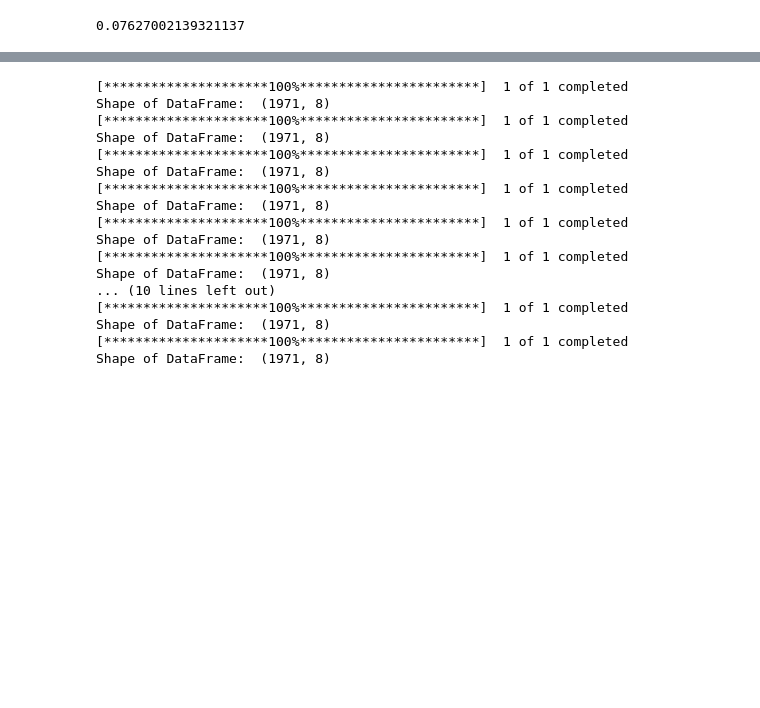
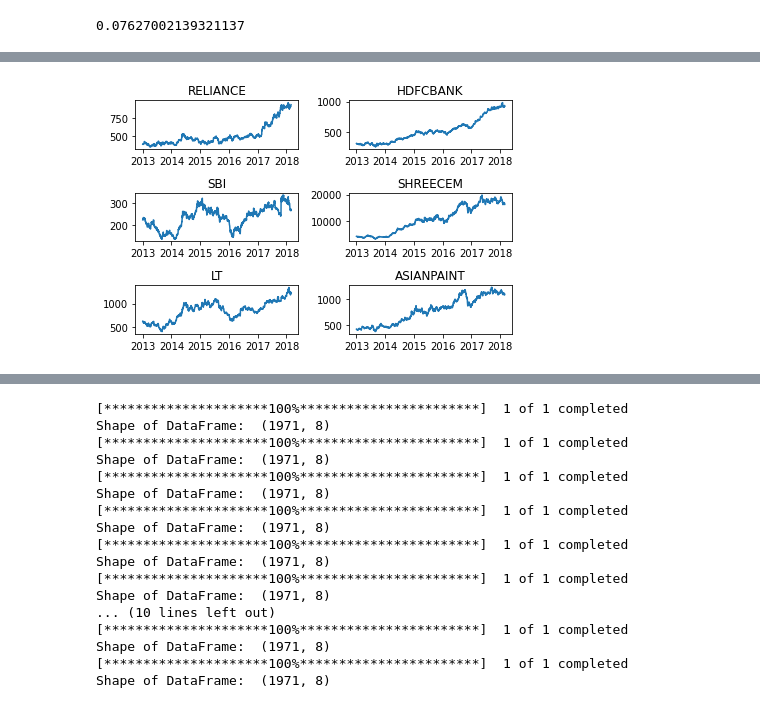
Before and after one commit to srilav/machinelearning, a Jupyter notebook: Team_11_Capstone_Project.ipynb, the cells around one changed output, grey strips where cells are left out. Saved outputs shown, nothing was run; the diff lists cells and outputs as text; code cells hidden in the pictures; blank space fills up the shorter version.

```diff
--- a/Team_11_Capstone_Project.ipynb
+++ b/Team_11_Capstone_Project.ipynb
@@ -382,0 +368,3 @@ risk['SBIN.NS'].quantile(0.05)
+# %%
+tickers = ['TATAMOTORS.NS', 'SHREECEM.NS', 'BHARTIARTL.NS','SBIN.NS', 'RELIANCE.NS','ASIANPAINT.NS','INFY.NS','HDFCBANK.NS','LT.NS', 'KOTAKBANK.NS']
+multpl_stocks = yf.download(tickers, start = "2013-01-01",end = "2018-03-01")
@@ -382,0 +391,36 @@ risk['SBIN.NS'].quantile(0.05)
+# %%
+fig = plt.figure()
+ax1 = fig.add_subplot(321)
+ax2 = fig.add_subplot(322)
+ax3 = fig.add_subplot(323)
+ax4 = fig.add_subplot(324)
+ax5 = fig.add_subplot(325)
+ax6 = fig.add_subplot(326)
+# ax7 = fig.add_subplot(327)
+# ax8 = fig.add_subplot(328)
+# ax9 = fig.add_subplot(329)
+# ax10 = fig.add_subplot(330)
+ax1.plot(multpl_stocks['Adj Close']['RELIANCE.NS'])
+ax1.set_title("RELIANCE")
+ax2.plot(multpl_stocks['Adj Close']['HDFCBANK.NS'])
+ax2.set_title("HDFCBANK")
+ax3.plot(multpl_stocks['Adj Close']['SBIN.NS'])
+ax3.set_title("SBI")
+ax4.plot(multpl_stocks['Adj Close']['SHREECEM.NS'])
+ax4.set_title("SHREECEM")
+ax5.plot(multpl_stocks['Adj Close']['LT.NS'])
+ax5.set_title("LT")
+ax6.plot(multpl_stocks['Adj Close']['ASIANPAINT.NS'])
+ax6.set_title("ASIANPAINT")
+# ax7.plot(multpl_stocks['Adj Close']['KOTAKBANK.NS'])
+# ax7.set_title("KOTAKBANK")
+# ax8.plot(multpl_stocks['Adj Close']['TATAMOTORS.NS'])
+# ax8.set_title("TATAMOTORS")
+# ax9.plot(multpl_stocks['Adj Close']['BHARTIARTL.NS'])
+# ax9.set_title("BHARTIARTL")
+# ax10.plot(multpl_stocks['Adj Close']['INFY.NS'])
+# ax10.set_title("INFOSYS")
+plt.tight_layout()
+plt.show()
+# %% [output]
+[figure, added]
```
Also changed, not shown: parts of 66 cells of this notebook.
